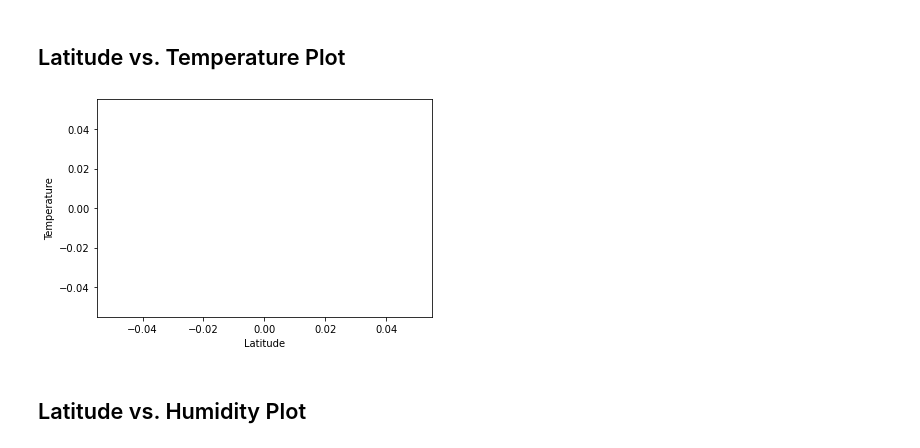
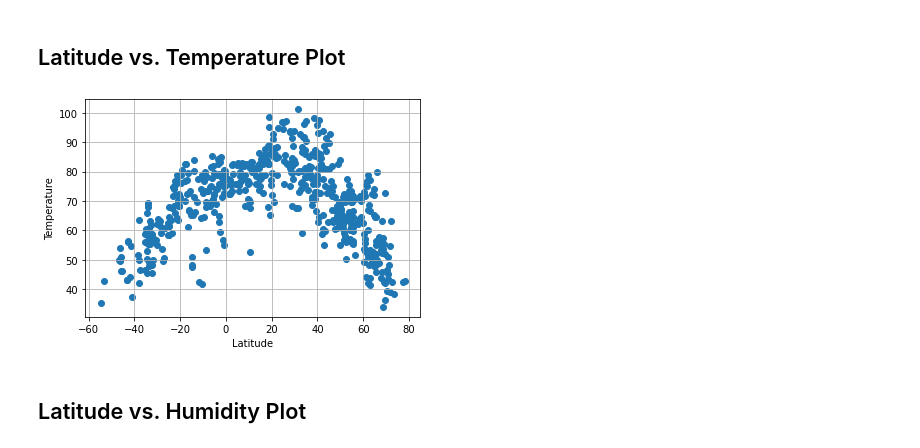
Before and after one commit to shuchiK38/Python-API-Challenge, a Jupyter notebook: Weatherpy/WeatherPy.ipynb, the cells around one changed output. Cells and saved outputs as stored; diff of their text form; code cells hidden in the pictures.

```diff
--- a/Weatherpy/WeatherPy.ipynb
+++ b/Weatherpy/WeatherPy.ipynb
@@ -92,0 +82,28 @@ The temperature information received is: []
+# %%
+for i, city in enumerate(cities):
+    if (i%50 == 0 and i>=50):
+        set_count+=1
+        record_count = 0
+
+    query_url = f"{url}&units={units}&q={city}"
+
+    print(f"Processing Record {record_count} of Set {set_count} | {city}")
+    record_count += 1
+
+    try:
+        response = requests.get(query_url).json()
+
+        city_name.append(response["name"])
+        lat.append(response["coord"]["lat"])
+        lon.append(response["coord"]["lon"])
+        max_temp.append(response["main"]["temp_max"])
+        humidity.append(response["main"]["humidity"])
+        cloudiness.append(response["clouds"]["all"])
+        wind_speed.append(response["wind"]["speed"])
+        country.append(response["sys"]["country"])
+        city_id.append(response["id"])
+        date.append(response["dt"])
+        time.sleep(0.1)
+    except KeyError:
+        print("City not found. Skipping...")
+        pass
@@ -92,0 +128,5 @@ The temperature information received is: []
+# %%
+city_df = pd.DataFrame({'City': city_name, 'Cloudiness': cloudiness, 'Date': date,
+                            'Humidity': humidity, 'Lat': lat, 'Lon': lon, 'Max Temp': max_temp, 'Windspeed': wind_speed})
+
+city_df.head()
@@ -129,14 +169,15 @@ Skip this step if there are no cities that have humidity > 100%.
 # %% [markdown]
 ## Latitude vs. Temperature Plot
 # %%
-x_values = weather_data['lat']
-y_values = weather_data['temp']
+x_values = city_df['Lat']
+y_values = city_df['Max Temp']
 plt.scatter(x_values,y_values)
 plt.xlabel('Latitude')
 plt.ylabel('Temperature')
+plt.grid()
 plt.show()
 # %% [output]
-[figure, old version]
+[figure, new version]
 # %% [markdown]
 ## Latitude vs. Humidity Plot
 # %%
```
Also changed, not shown: parts of 13 cells of this notebook, 2 other files.
